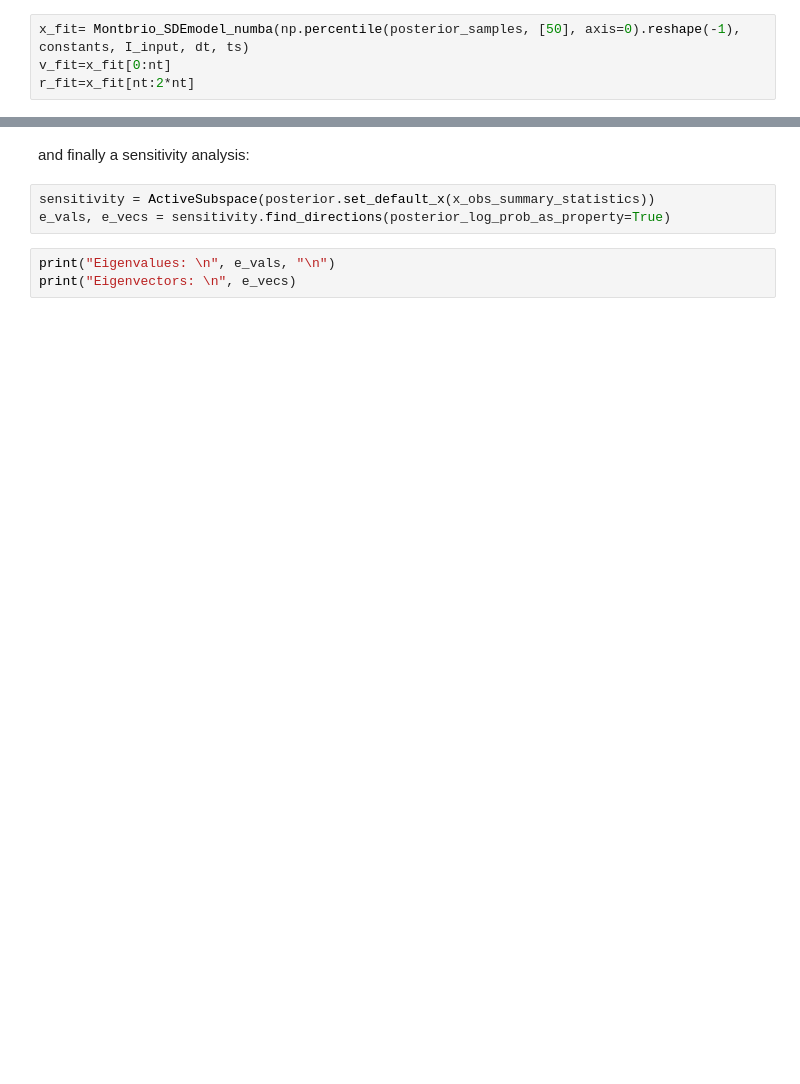
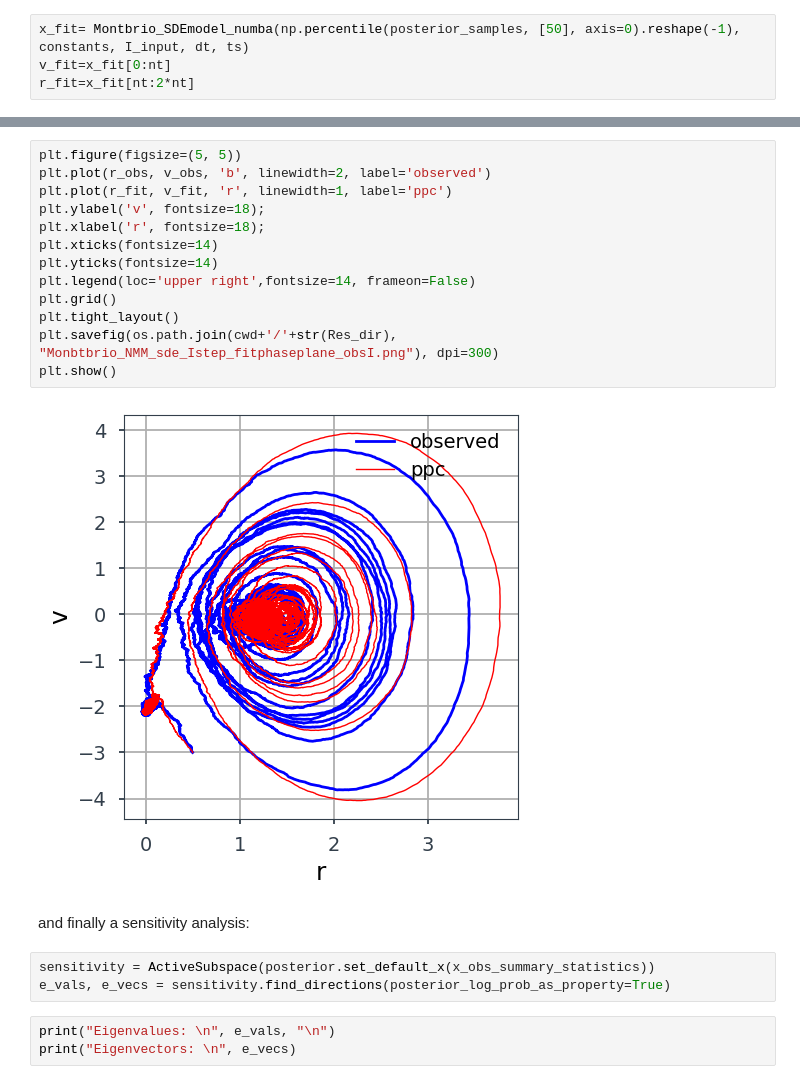
Before and after one commit to ins-amu/Inference_MFM, a Jupyter notebook: SBI/SBI_MPR_SDE_Istep_Vfeatures.ipynb, the cells around one changed output, grey strips where cells are left out. Saved outputs shown, nothing was run; the diff lists cells and outputs as text; blank space fills up the shorter version.

```diff
--- a/SBI/SBI_MPR_SDE_Istep_Vfeatures.ipynb
+++ b/SBI/SBI_MPR_SDE_Istep_Vfeatures.ipynb
@@ -647,3 +635,18 @@ plt.show()
+# %%
+plt.figure(figsize=(5, 5))
+plt.plot(r_obs, v_obs, 'b', linewidth=2, label='observed')
+plt.plot(r_fit, v_fit, 'r', linewidth=1, label='ppc')
+plt.ylabel('v', fontsize=18);
+plt.xlabel('r', fontsize=18);
+plt.xticks(fontsize=14)
+plt.yticks(fontsize=14)
+plt.legend(loc='upper right',fontsize=14, frameon=False)
+plt.grid()
+plt.tight_layout()
+plt.savefig(os.path.join(cwd+'/'+str(Res_dir), "Monbtbrio_NMM_sde_Istep_fitphaseplane_obsI.png"), dpi=300)
+plt.show()
+# %% [output]
+[figure, added]
 # %% [markdown]
 and finally  a sensitivity analysis:
 # %%
```
Also changed, not shown: parts of 30 cells of this notebook, 2 other files.
